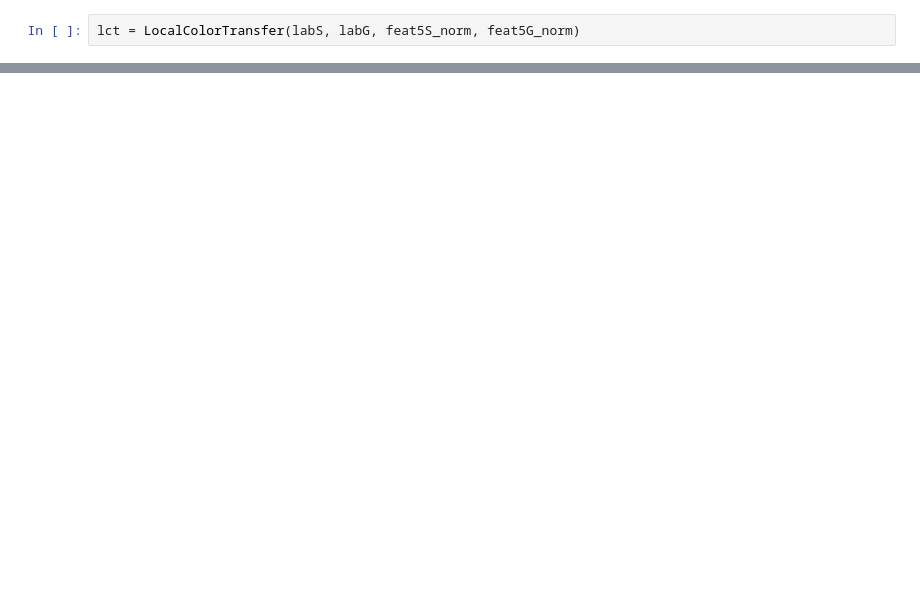
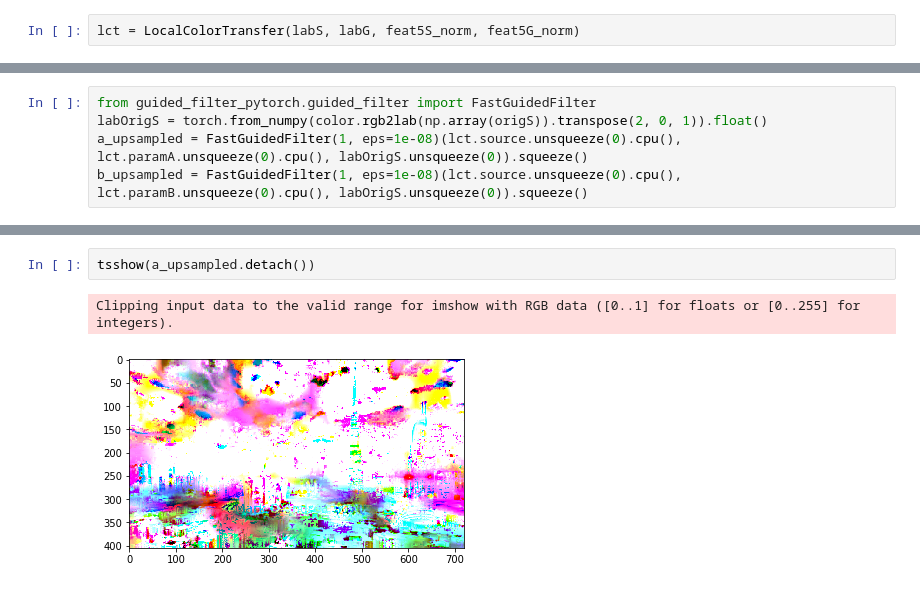
Before and after one commit to rassilon712/Neural_Color_Transfer, a Jupyter notebook: NCT_modified.ipynb, the cells around one changed output, grey strips where cells are left out. Drawn from its saved outputs; the diff is of its cells as text; blank space fills up the shorter version.

```diff
--- a/NCT_modified.ipynb
+++ b/NCT_modified.ipynb
@@ -702,0 +703,5 @@ Iteration: 250/250 Loss: 0.0063
+# %%
+from guided_filter_pytorch.guided_filter import FastGuidedFilter
+labOrigS = torch.from_numpy(color.rgb2lab(np.array(origS)).transpose(2, 0, 1)).float()
+a_upsampled = FastGuidedFilter(1, eps=1e-08)(lct.source.unsqueeze(0).cpu(), lct.paramA.unsqueeze(0).cpu(), labOrigS.unsqueeze(0)).squeeze()
+b_upsampled = FastGuidedFilter(1, eps=1e-08)(lct.source.unsqueeze(0).cpu(), lct.paramB.unsqueeze(0).cpu(), labOrigS.unsqueeze(0)).squeeze()
@@ -702,0 +714,5 @@ Iteration: 250/250 Loss: 0.0063
+# %%
+tsshow(a_upsampled.detach())
+# %% [output]
+Clipping input data to the valid range for imshow with RGB data ([0..1] for floats or [0..255] for integers).
+[figure, added]
```
Also changed, not shown: parts of 19 cells of this notebook.
